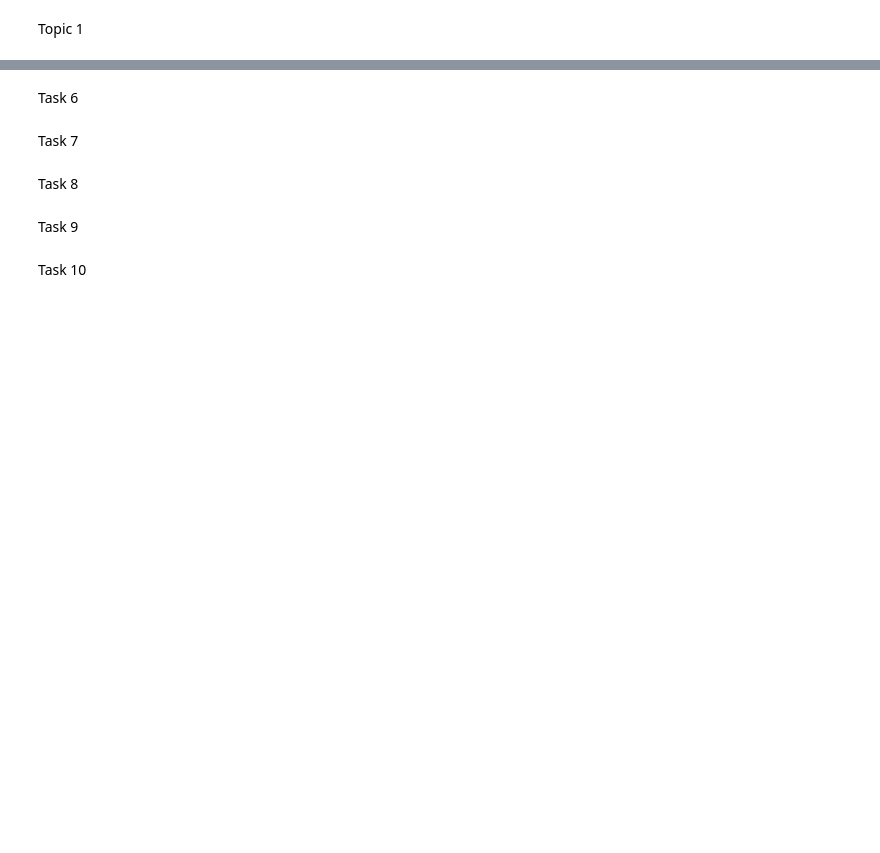
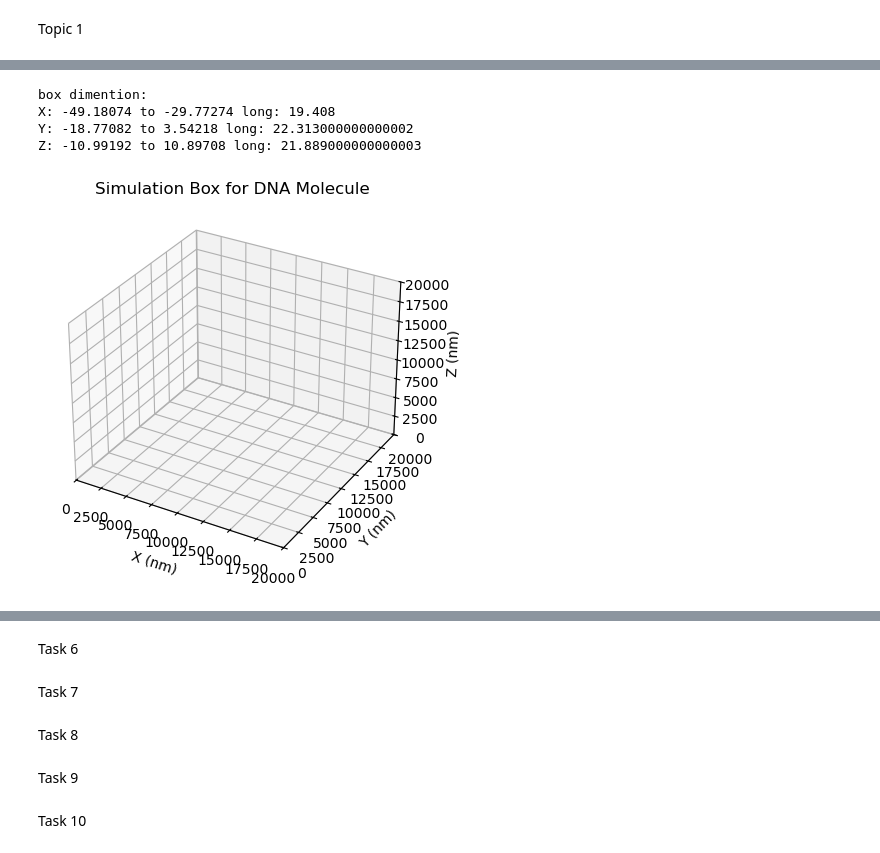
Before and after one commit to baraa-220/project3, a Jupyter notebook: project3.ipynb, the cells around one changed output, grey strips where cells are left out. Cells and saved outputs as stored; diff of their text form; code cells hidden in the pictures; blank space fills up the shorter version.

```diff
--- a/project3.ipynb
+++ b/project3.ipynb
@@ -58 +27,80 @@ Topic 1
+# %%
+def calculate_dna_bounds(filename="dna_coords.txt"):
+    x_min = y_min = z_min = None
+    x_max = y_max = z_max = None
+    with open(filename, "r") as f:
+        for line in f:
+            parts = line.split()
+            if len(parts) < 4:
+                continue
+
+            x = float(parts[1])
+            y = float(parts[2])
+            z = float(parts[3])
+
+            if x_min is None:
+                x_min = x_max = x
+                y_min = y_max = y
+                z_min = z_max = z
+            else:
+                if x < x_min:
+                    x_min = x
+                if x > x_max:
+                    x_max = x
+                if y < y_min:
+                    y_min = y
+                if y > y_max:
+                    y_max = y
+                if z < z_min:
+                    z_min = z
+                if z > z_max:
+                    z_max = z
+
+    if x_min is None:
+        print("Ingen gyldige koordinater funnet.")
+        return None
+
+    return (x_min, x_max), (y_min, y_max), (z_min, z_max)
+
+bounds = calculate_dna_bounds("dna_coords.txt")
+if bounds is None:
+    print("Kan ikke beregne boks uten koordinater.")
+else:
+    (x_min, x_max), (y_min, y_max), (z_min, z_max) = bounds
+
+    buffer = 1.0
+
+    box_x_min = x_min - buffer
+    box_x_max = x_max + buffer
+    box_y_min = y_min - buffer
+    box_y_max = y_max + buffer
+    box_z_min = z_min - buffer
+    box_z_max = z_max + buffer
+
+    box_x_length = box_x_max - box_x_min
+    box_y_length = box_y_max - box_y_min
+    box_z_length = box_z_max - box_z_min
+
+    print("box dimention:")
+    print("X:", box_x_min, "to", box_x_max, "long:", box_x_length)
+    print("Y:", box_y_min, "to", box_y_max, "long:", box_y_length)
+    print("Z:", box_z_min, "to", box_z_max, "long:", box_z_length)
+# %% [output]
+box dimention:
+X: -49.18074 to -29.77274 long: 19.408
+Y: -18.77082 to 3.54218 long: 22.313000000000002
+Z: -10.99192 to 10.89708 long: 21.889000000000003
+# %%
+fig = plt.figure()
+ax = fig.add_subplot(111, projection='3d')
+ax.set_xlim([box_x_min, 20000])
+ax.set_ylim([box_y_min, 20000])
+ax.set_zlim([box_z_min, 20000])
+ax.set_xlabel('X (nm)')
+ax.set_ylabel('Y (nm)')
+ax.set_zlabel('Z (nm)')
+ax.set_title('Simulation Box for DNA Molecule')
+plt.show()
+# %% [output]
+[figure, added]
 # %% [markdown]
```
Also changed, not shown: parts of 20 cells of this notebook.
